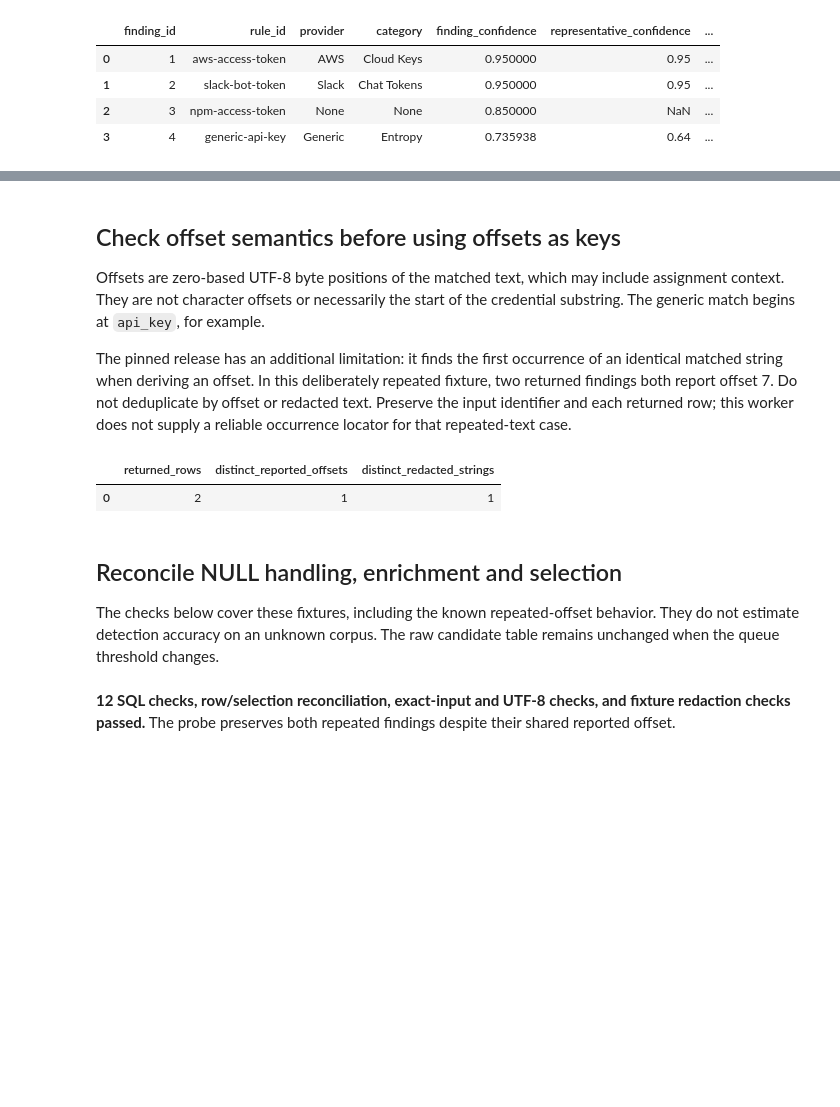
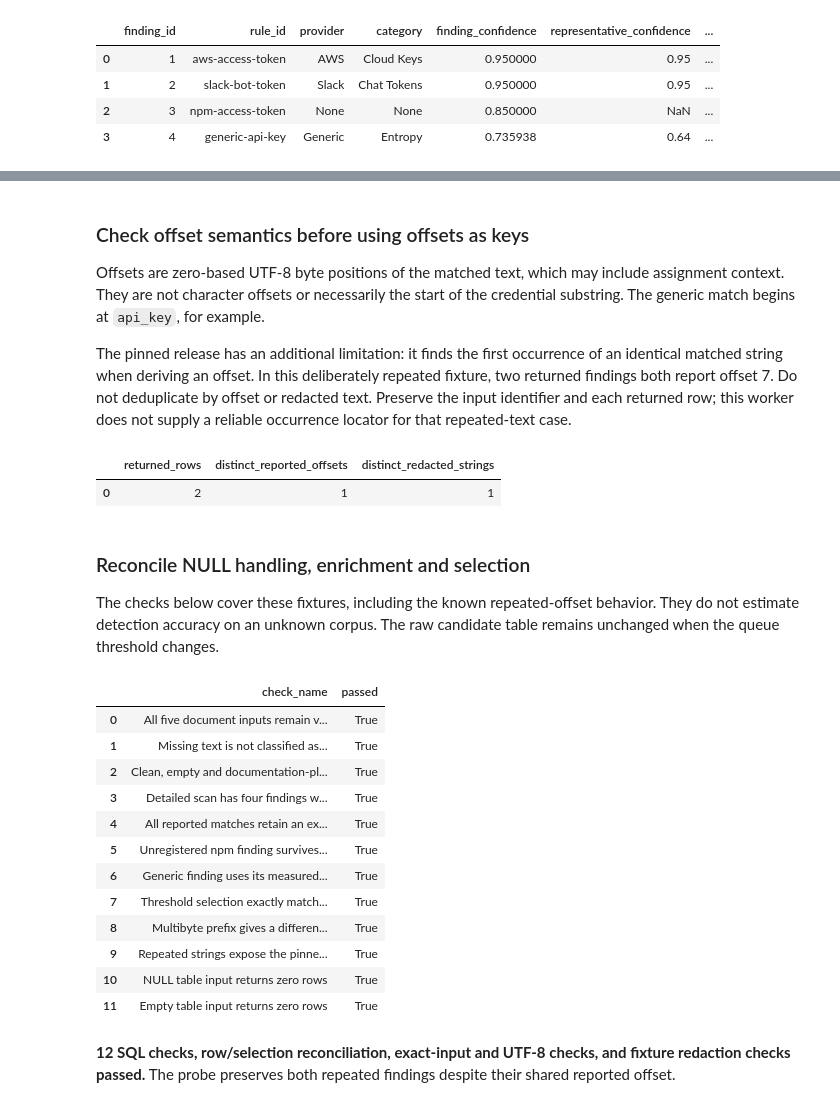
Before and after one commit to Query-farm/vgi-secretscan, a Jupyter notebook: notebooks/01_keep_evidence_behind_a_review_queue.ipynb, the cells around one changed output, grey strips where cells are left out. Cells and saved outputs as stored; diff of their text form; code cells hidden in the pictures; blank space fills up the shorter version.

Commit message:
docs: standardize secret-scan evidence notebook [skip ci]

```diff
--- a/notebooks/01_keep_evidence_behind_a_review_queue.ipynb
+++ b/notebooks/01_keep_evidence_behind_a_review_queue.ipynb
@@ -28,15 +53,16 @@ MIN_CONFIDENCE = 0.70
 # %%
-import os
-
-os.environ["PLOOMBER_STATS_ENABLED"] = "false"
 from pathlib import Path
 import math
-import haybarn
+import hashlib
+
 import pandas as pd
 import matplotlib.pyplot as plt
 from matplotlib.ticker import MaxNLocator
 from IPython.display import display
-from notebook_support import finish, prose, theme
+from vgi_notebooks import connect, finish, prose, theme
+from vgi_notebooks.bootstrap import prepare
+
+prepare("secretscan")
 
 if (
     isinstance(MIN_CONFIDENCE, bool)
@@ -45,14 +71,15 @@ if (
     or not 0 <= MIN_CONFIDENCE <= 1
 ):
     raise ValueError("MIN_CONFIDENCE must be a finite number between 0 and 1.")
-fixture = Path("fixtures/synthetic-candidates.txt").read_text()
+fixture_path = Path("fixtures/synthetic-candidates.txt")
+assert (
+    hashlib.sha256(fixture_path.read_bytes()).hexdigest()
+    == "c255054b517c2ae35869c755adbb2c25dd3dc7736b54bee1e33543f64deba4a7"
+)
+fixture = fixture_path.read_text(encoding="utf-8")
 fixture_sql = "'" + fixture.replace("'", "''") + "'"
 findings = summary = checks = pd.DataFrame()
+source = "Authored non-live strings · VGI SecretScan v0.4.0 · Offline detection"
 theme()
-con = haybarn.connect()
-%load_ext sql
-%config SqlMagic.autopandas = True
-%config SqlMagic.feedback = False
-%config SqlMagic.displaycon = False
-%sql con
-%matplotlib inline
+session = connect(globals())
+con = session.connection
@@ -284,7 +309,7 @@ display(summary)
 | 2 | Not in curated registry | 1 | 1 | 0 |
 | 3 | Slack | 1 | 1 | 0 |
 # %% [markdown]
-## Check offset semantics before using offsets as keys
+### Check offset semantics before using offsets as keys
 
 Offsets are zero-based UTF-8 byte positions of the matched text, which may include
 assignment context. They are not character offsets or necessarily the start of the
@@ -307,7 +332,7 @@ SELECT count(*) AS returned_rows,count(DISTINCT start_offset) AS distinct_report
 |  | returned_rows | distinct_reported_offsets | distinct_redacted_strings |
 | 0 | 2 | 1 | 1 |
 # %% [markdown]
-## Reconcile NULL handling, enrichment and selection
+### Reconcile NULL handling, enrichment and selection
 
 The checks below cover these fixtures, including the known repeated-offset behavior.
 They do not estimate detection accuracy on an unknown corpus. The raw candidate table
@@ -338,29 +363,43 @@ UNION ALL SELECT 'NULL table input returns zero rows',
 UNION ALL SELECT 'Empty table input returns zero rows',
  (SELECT count(*)=0 FROM secretscan.main.secret_scan(''));
 # %%
+display(checks)
 assert checks.passed.all(), checks.loc[~checks.passed].to_dict("records")
 assert int(summary.all_findings.sum()) == len(findings) == 4
 assert int(summary.selected_findings.sum()) == int(findings.selected_for_review.sum())
 assert (
     con.execute("SELECT body FROM documents WHERE document_id=?", ["candidate_fixture"]).fetchone()[
         0
     ]
     == fixture
 )
 aws_offset = int(findings.loc[findings.rule_id == "aws-access-token", "start_offset"].iloc[0])
 assert aws_offset == fixture.encode().index(b"AKIA") and aws_offset != fixture.index("AKIA")
 synthetic_values = [
     "AKIAZ3MZ7EXAMPLE4Q2T",
     "xoxb-1234567890-1234567890123-AbCdEfGhIjKlMnOpQrStUvWx",
     "npm_Zq8xK2vN7rT4mW9pL3sY6bH1cJ5dF0gA8eRt",
     "Ab3dEf7hIj9lMn2pQr4sTu6vWx8yZ012",
 ]
 assert not any(
     value in redacted for value in synthetic_values for redacted in findings.match_redacted
 )
 prose(
     f"**{len(checks)} SQL checks, row/selection reconciliation, exact-input and UTF-8 checks, and fixture redaction checks passed.** The probe preserves both repeated findings despite their shared reported offset."
 )
 # %% [output]
+|  | check_name | passed |
+| 0 | All five document inputs remain v... | True |
+| 1 | Missing text is not classified as... | True |
+| 2 | Clean, empty and documentation-pl... | True |
+| 3 | Detailed scan has four findings w... | True |
+| 4 | All reported matches retain an ex... | True |
+| 5 | Unregistered npm finding survives... | True |
+| 6 | Generic finding uses its measured... | True |
+| 7 | Threshold selection exactly match... | True |
+| 8 | Multibyte prefix gives a differen... | True |
+| 9 | Repeated strings expose the pinne... | True |
+| 10 | NULL table input returns zero rows | True |
+| 11 | Empty table input returns zero rows | True |
 **12 SQL checks, row/selection reconciliation, exact-input and UTF-8 checks, and fixture redaction checks passed.** The probe preserves both repeated findings despite their shared reported offset.
 # %% [markdown]
```
Also changed, not shown: parts of 15 cells of this notebook, 10 other files.
